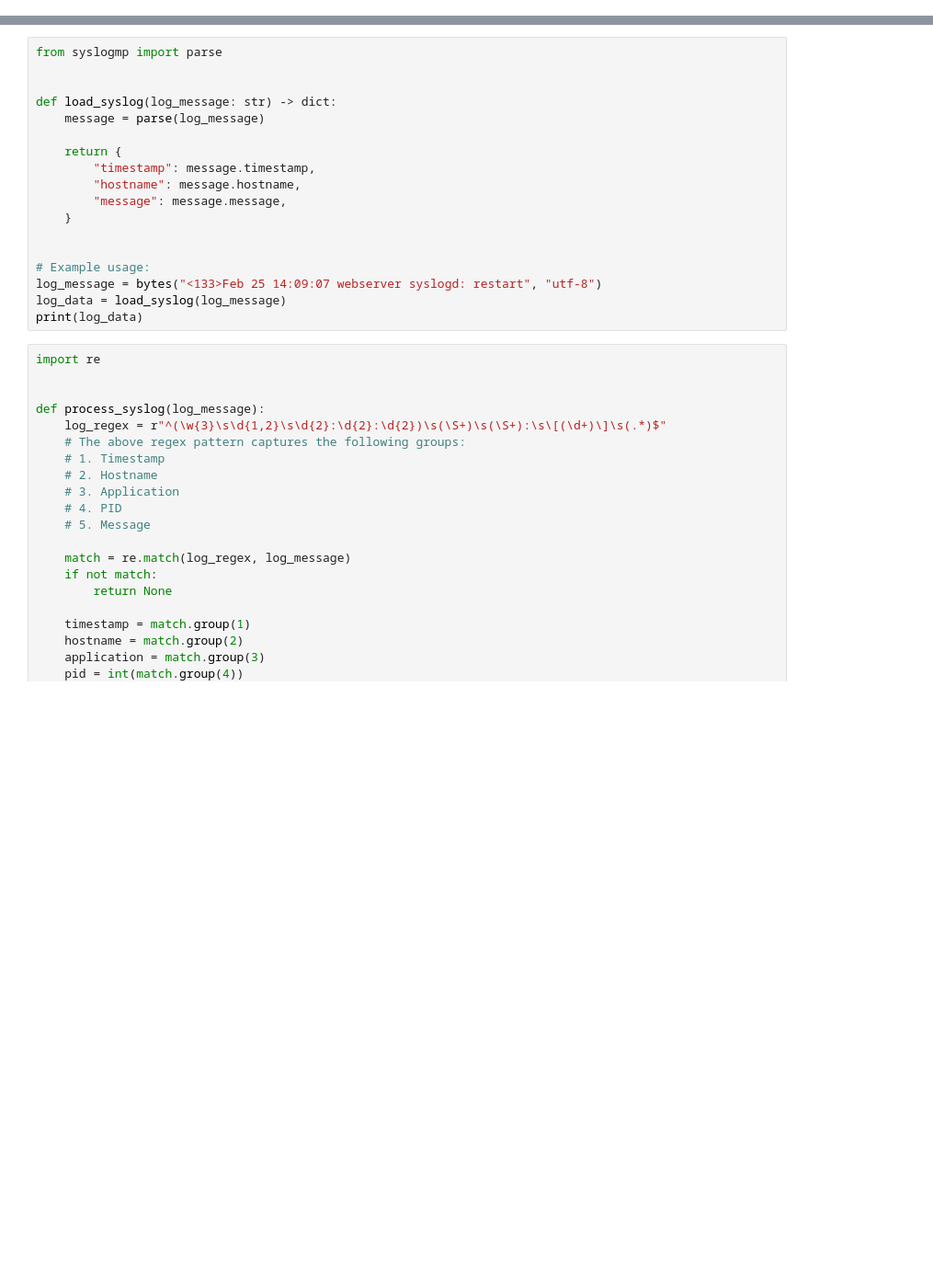
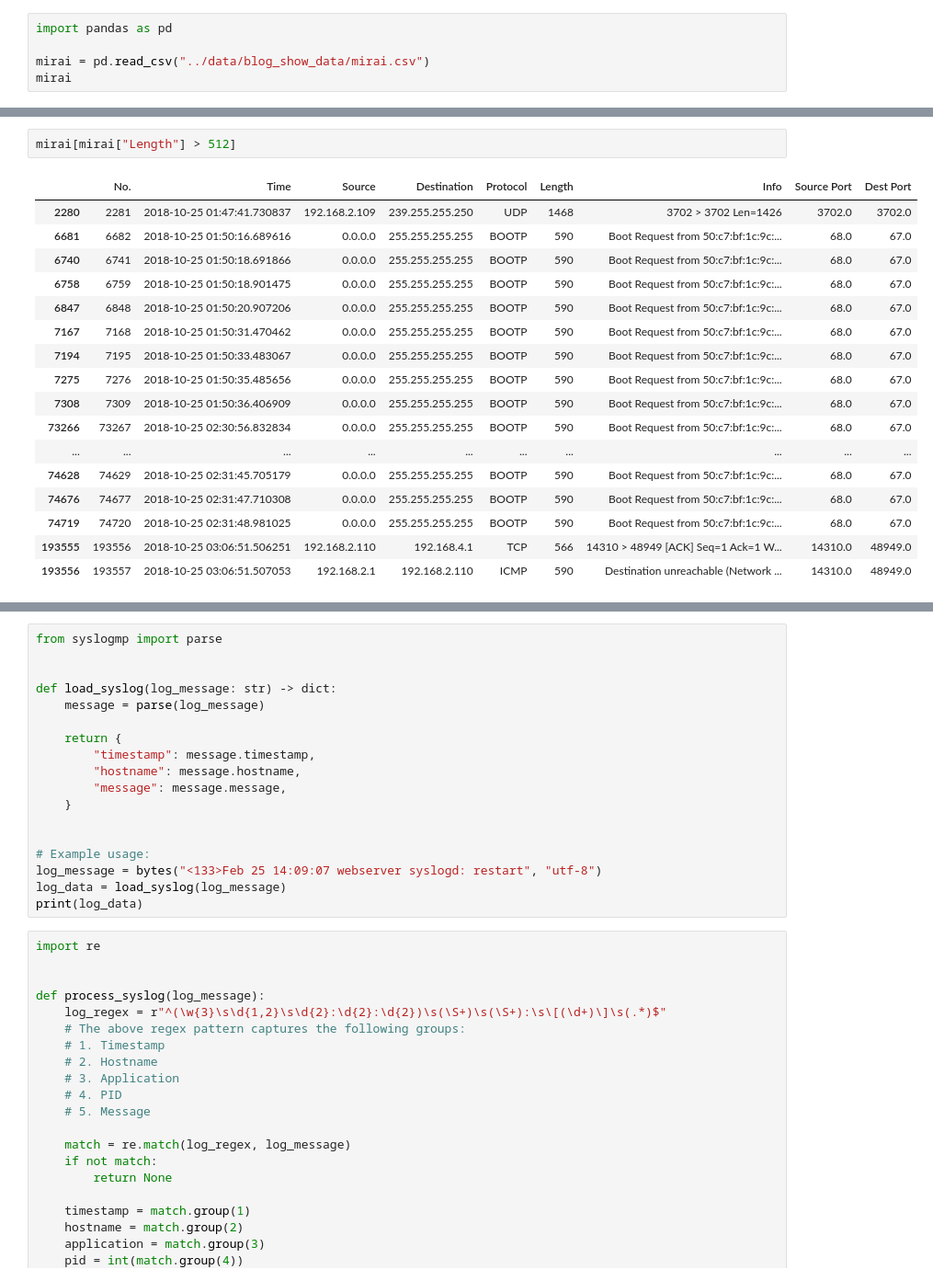
Before and after one commit to mundruid/cyber-ml, a Jupyter notebook: cyber_ml/blog_show_data_2.ipynb, the cells around one changed output, grey strips where cells are left out. Shown at 92% size. Cells and saved outputs as stored; diff of their text form; blank space fills up the shorter version.

Commit message:
fixes show data code

```diff
--- a/cyber_ml/blog_show_data_2.ipynb
+++ b/cyber_ml/blog_show_data_2.ipynb
@@ -0,0 +3,5 @@
+# %%
+import pandas as pd
+
+mirai = pd.read_csv("../data/blog_show_data/mirai.csv")
+mirai
@@ -0,0 +77,20 @@
+# %%
+mirai[mirai["Length"] > 512]
+# %% [output]
+|  | No. | Time | Source | Destination | Protocol | Length | Info | Source Port | Dest Port |
+| 2280 | 2281 | 2018-10-25 01:47:41.730837 | 192.168.2.109 | 239.255.255.250 | UDP | 1468 | 3702 > 3702 Len=1426 | 3702.0 | 3702.0 |
+| 6681 | 6682 | 2018-10-25 01:50:16.689616 | 0.0.0.0 | 255.255.255.255 | BOOTP | 590 | Boot Request from 50:c7:bf:1c:9c:... | 68.0 | 67.0 |
+| 6740 | 6741 | 2018-10-25 01:50:18.691866 | 0.0.0.0 | 255.255.255.255 | BOOTP | 590 | Boot Request from 50:c7:bf:1c:9c:... | 68.0 | 67.0 |
+| 6758 | 6759 | 2018-10-25 01:50:18.901475 | 0.0.0.0 | 255.255.255.255 | BOOTP | 590 | Boot Request from 50:c7:bf:1c:9c:... | 68.0 | 67.0 |
+| 6847 | 6848 | 2018-10-25 01:50:20.907206 | 0.0.0.0 | 255.255.255.255 | BOOTP | 590 | Boot Request from 50:c7:bf:1c:9c:... | 68.0 | 67.0 |
+| 7167 | 7168 | 2018-10-25 01:50:31.470462 | 0.0.0.0 | 255.255.255.255 | BOOTP | 590 | Boot Request from 50:c7:bf:1c:9c:... | 68.0 | 67.0 |
+| 7194 | 7195 | 2018-10-25 01:50:33.483067 | 0.0.0.0 | 255.255.255.255 | BOOTP | 590 | Boot Request from 50:c7:bf:1c:9c:... | 68.0 | 67.0 |
+| 7275 | 7276 | 2018-10-25 01:50:35.485656 | 0.0.0.0 | 255.255.255.255 | BOOTP | 590 | Boot Request from 50:c7:bf:1c:9c:... | 68.0 | 67.0 |
+| 7308 | 7309 | 2018-10-25 01:50:36.406909 | 0.0.0.0 | 255.255.255.255 | BOOTP | 590 | Boot Request from 50:c7:bf:1c:9c:... | 68.0 | 67.0 |
+| 73266 | 73267 | 2018-10-25 02:30:56.832834 | 0.0.0.0 | 255.255.255.255 | BOOTP | 590 | Boot Request from 50:c7:bf:1c:9c:... | 68.0 | 67.0 |
+| ... | ... | ... | ... | ... | ... | ... | ... | ... | ... |
+| 74628 | 74629 | 2018-10-25 02:31:45.705179 | 0.0.0.0 | 255.255.255.255 | BOOTP | 590 | Boot Request from 50:c7:bf:1c:9c:... | 68.0 | 67.0 |
+| 74676 | 74677 | 2018-10-25 02:31:47.710308 | 0.0.0.0 | 255.255.255.255 | BOOTP | 590 | Boot Request from 50:c7:bf:1c:9c:... | 68.0 | 67.0 |
+| 74719 | 74720 | 2018-10-25 02:31:48.981025 | 0.0.0.0 | 255.255.255.255 | BOOTP | 590 | Boot Request from 50:c7:bf:1c:9c:... | 68.0 | 67.0 |
+| 193555 | 193556 | 2018-10-25 03:06:51.506251 | 192.168.2.110 | 192.168.4.1 | TCP | 566 | 14310 > 48949 [ACK] Seq=1 Ack=1 W... | 14310.0 | 48949.0 |
+| 193556 | 193557 | 2018-10-25 03:06:51.507053 | 192.168.2.1 | 192.168.2.110 | ICMP | 590 | Destination unreachable (Network ... | 14310.0 | 48949.0 |
```
Also changed, not shown: parts of 20 cells of this notebook, 3 other files.
